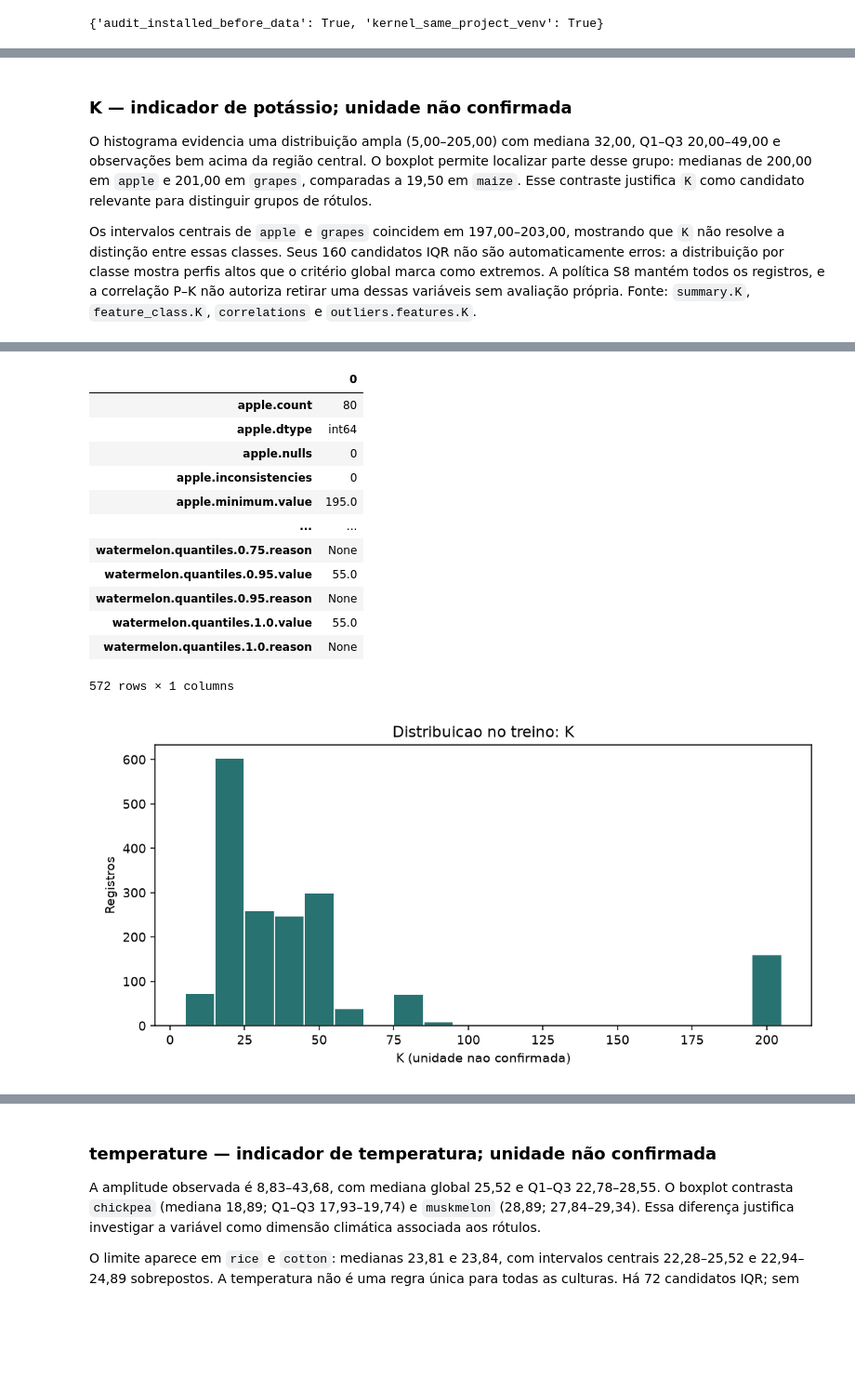
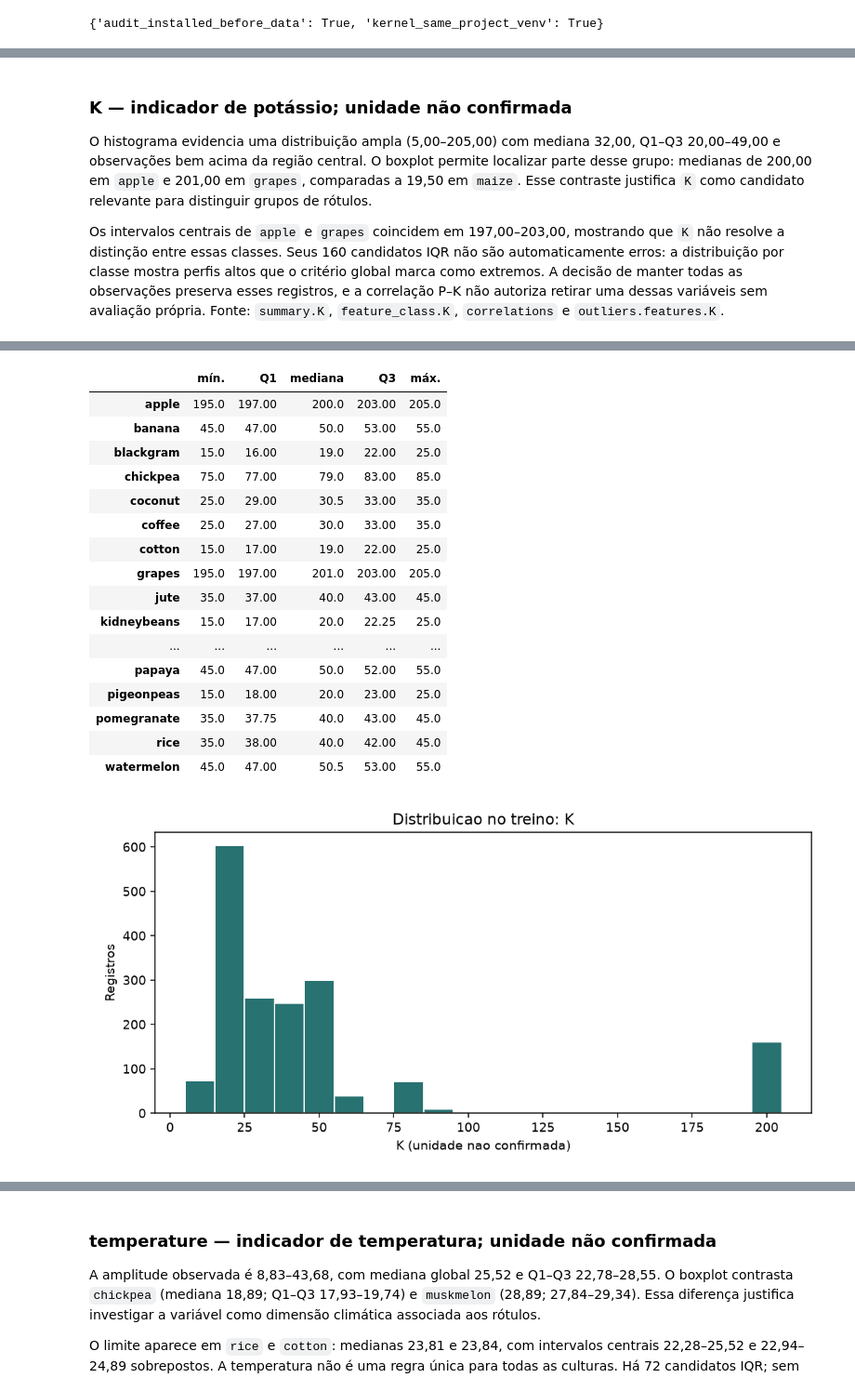
Before and after one commit to k1y05h17k/desafio2-recomendacao-cultivo, a Jupyter notebook: notebooks/00_entrega_parcial.ipynb, the cells around one changed output, grey strips where cells are left out. Shown at 93% size. Cells and saved outputs as stored; diff of their text form; code cells hidden in the pictures; blank space fills up the shorter version.

Commit message:
feat atualizado os arquivos referente a entrega 1

```diff
--- a/notebooks/00_entrega_parcial.ipynb
+++ b/notebooks/00_entrega_parcial.ipynb
@@ -51,7 +51,7 @@ A auditoria foi instalada na primeira celula de codigo. A interface le somente J
 import json
 from importlib.metadata import version
 import pandas as pd
-from IPython.display import Image, JSON, Markdown, display
+from IPython.display import Image, Markdown, display
 from cultivo import config
 from cultivo.features.preprocessing import build_preprocessor
 
@@ -59,6 +59,20 @@ REPORTS = config.REPORTS_DIR
 eda = json.loads((REPORTS / 'data' / 'eda.json').read_text(encoding='utf-8'))
 outliers = json.loads((REPORTS / 'data' / 'outliers.json').read_text(encoding='utf-8'))
 policy = json.loads((REPORTS / 'data' / 'outlier-policy.json').read_text(encoding='utf-8'))
+
+
+def stats_row(summary: dict) -> dict:
+    # Só seleciona valores já gravados no relatório; não recalcula nada.
+    picked = {'mín.': summary['minimum'], 'Q1': summary['quantiles']['0.25'], 'mediana': summary['quantiles']['0.5'],
+              'Q3': summary['quantiles']['0.75'], 'máx.': summary['maximum']}
+    return {label: item['value'] for label, item in picked.items()}
+
+
+def class_table(feature: str) -> pd.DataFrame:
+    return pd.DataFrame({crop: stats_row(item) for crop, item in eda['feature_class'][feature].items()}).T.round(2)
+
+
+SCENARIOS = {'keep': 'manter', 'clip': 'limitar (clipping)', 'remove_candidates': 'remover candidatos'}
 # %%
 assert eda['scope'] == outliers['scope'] == policy['scope'] == 'train'
 assert eda['provenance']['n_rows'] == policy['provenance']['n_observations'] == 1760
@@ -201,11 +220,10 @@ display(Image(filename=str(ROOT / eda['figures'][feature + '-class']), width=100
 
 O histograma evidencia uma distribuição ampla (5,00–205,00) com mediana 32,00, Q1–Q3 20,00–49,00 e observações bem acima da região central. O boxplot permite localizar parte desse grupo: medianas de 200,00 em `apple` e 201,00 em `grapes`, comparadas a 19,50 em `maize`. Esse contraste justifica `K` como candidato relevante para distinguir grupos de rótulos.
 
-Os intervalos centrais de `apple` e `grapes` coincidem em 197,00–203,00, mostrando que `K` não resolve a distinção entre essas classes. Seus 160 candidatos IQR não são automaticamente erros: a distribuição por classe mostra perfis altos que o critério global marca como extremos. A política S8 mantém todos os registros, e a correlação P–K não autoriza retirar uma dessas variáveis sem avaliação própria. Fonte: `summary.K`, `feature_class.K`, `correlations` e `outliers.features.K`.
+Os intervalos centrais de `apple` e `grapes` coincidem em 197,00–203,00, mostrando que `K` não resolve a distinção entre essas classes. Seus 160 candidatos IQR não são automaticamente erros: a distribuição por classe mostra perfis altos que o critério global marca como extremos. A decisão de manter todas as observações preserva esses registros, e a correlação P–K não autoriza retirar uma dessas variáveis sem avaliação própria. Fonte: `summary.K`, `feature_class.K`, `correlations` e `outliers.features.K`.
 # %%
 feature = 'K'
-display(JSON(eda['distributions'][feature]))
-display(pd.json_normalize(eda['feature_class'][feature]).T)
+display(class_table(feature))
 display(Image(filename=str(ROOT / eda['figures'][feature + '-distribution']), width=1000))
 display(Image(filename=str(ROOT / eda['figures'][feature + '-class']), width=1000))
 # %% [output]
@@ -213,16 +230,20 @@ display(Image(filename=str(ROOT / eda['figures'][feature + '-class']), width=100
-|  | 0 |
-| apple.count | 80 |
-| apple.dtype | int64 |
-| apple.nulls | 0 |
-| apple.inconsistencies | 0 |
-| apple.minimum.value | 195.0 |
-| ... | ... |
-| watermelon.quantiles.0.75.reason | None |
-| watermelon.quantiles.0.95.value | 55.0 |
-| watermelon.quantiles.0.95.reason | None |
-| watermelon.quantiles.1.0.value | 55.0 |
-| watermelon.quantiles.1.0.reason | None |
+|  | mín. | Q1 | mediana | Q3 | máx. |
+| apple | 195.0 | 197.00 | 200.0 | 203.00 | 205.0 |
+| banana | 45.0 | 47.00 | 50.0 | 53.00 | 55.0 |
+| blackgram | 15.0 | 16.00 | 19.0 | 22.00 | 25.0 |
+| chickpea | 75.0 | 77.00 | 79.0 | 83.00 | 85.0 |
+| coconut | 25.0 | 29.00 | 30.5 | 33.00 | 35.0 |
+| coffee | 25.0 | 27.00 | 30.0 | 33.00 | 35.0 |
+| cotton | 15.0 | 17.00 | 19.0 | 22.00 | 25.0 |
+| grapes | 195.0 | 197.00 | 201.0 | 203.00 | 205.0 |
+| jute | 35.0 | 37.00 | 40.0 | 43.00 | 45.0 |
+| kidneybeans | 15.0 | 17.00 | 20.0 | 22.25 | 25.0 |
+| ... | ... | ... | ... | ... | ... |
+| papaya | 45.0 | 47.00 | 50.0 | 52.00 | 55.0 |
+| pigeonpeas | 15.0 | 18.00 | 20.0 | 23.00 | 25.0 |
+| pomegranate | 35.0 | 37.75 | 40.0 | 43.00 | 45.0 |
+| rice | 35.0 | 38.00 | 40.0 | 42.00 | 45.0 |
+| watermelon | 45.0 | 47.00 | 50.5 | 53.00 | 55.0 |
-572 rows × 1 columns
 [figure]
 [figure]
 # %% [markdown]
```
Also changed, not shown: parts of 44 cells of this notebook, 4 other files.
